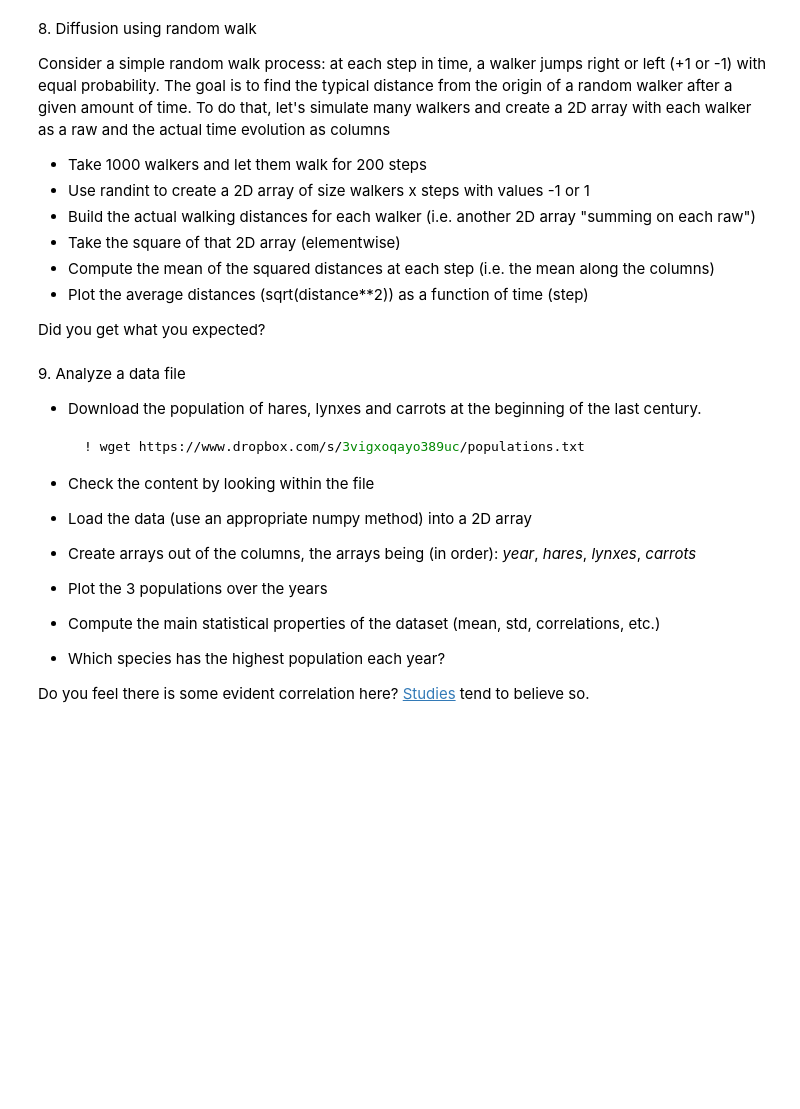
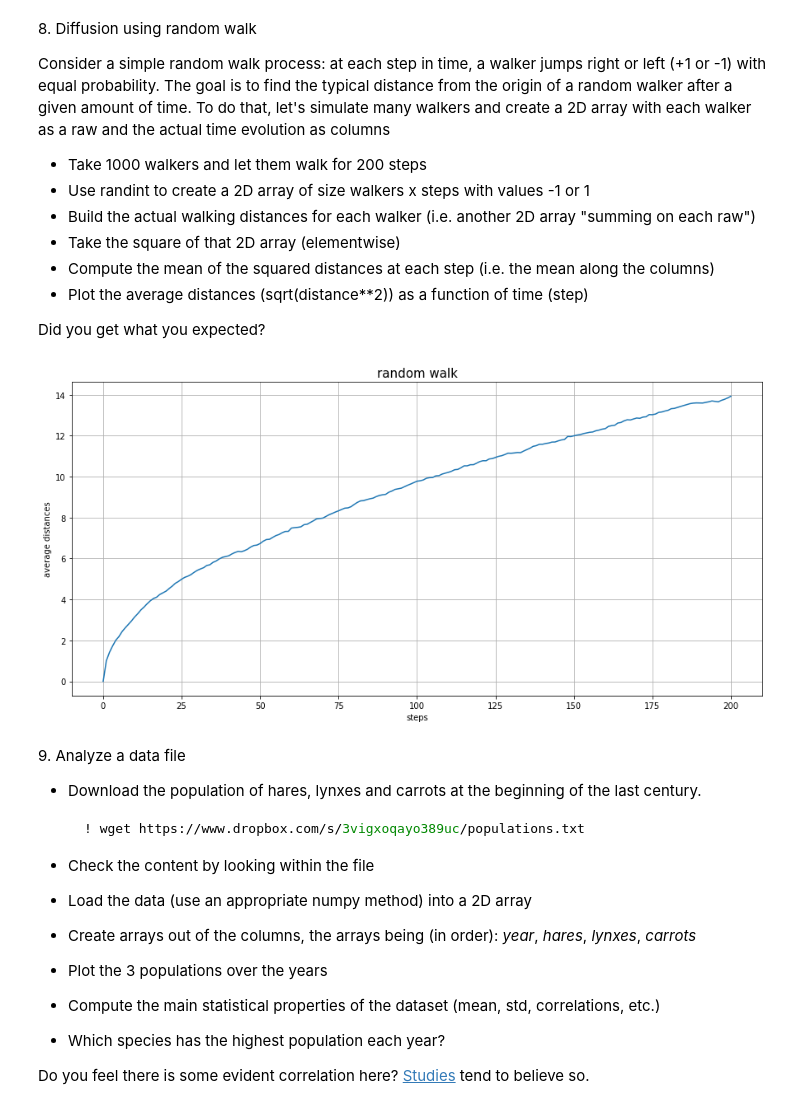
Before and after one commit to ValentinaTonazzo/LaboratoryOfComputationalPhysics-MOD-A, a Jupyter notebook: 03ex_Numpy.ipynb, the cells around one changed output. Saved outputs shown, nothing was run; the diff lists cells and outputs as text; code cells hidden in the pictures; blank space fills up the shorter version.

```diff
--- a/03ex_Numpy.ipynb
+++ b/03ex_Numpy.ipynb
@@ -67,6 +67,32 @@ To do that, let's simulate many walkers and create a 2D array with each walker a
   * Plot the average distances (sqrt(distance\*\*2)) as a function of time (step)
 
 Did you get what you expected?
+# %%
+import numpy as np
+import random as rd
+import matplotlib.pyplot as plt
+
+tot_walkers = 1000
+steps = 200
+
+walkers = np.random.choice([-1, 1],(tot_walkers,steps))
+
+
+#getting the distance by every walker for each step
+distance = np.c_[np.zeros(tot_walkers), np.cumsum(walkers,1)] # np.c_ is concatenation using different shapes, cumsum= cumulative sum along rows--> 0= columns, 1=rows
+
+distance = distance**2
+
+mean = np.mean(distance, axis=0)
+
+fig=plt.figure(figsize=(15,7))
+plt.plot(np.sqrt(mean))        #average distances  (sqrt(mean_distances**2))  (?)
+plt.xlabel('steps')
+plt.ylabel('average distances')
+plt.title('random walk', fontsize=15)
+plt.grid(True)
+# %% [output]
+[figure, added]
 # %% [markdown]
 9\. Analyze a data file
   * Download the population of hares, lynxes and carrots at the beginning of the last century.
```
Also changed, not shown: parts of 3 cells of this notebook.
